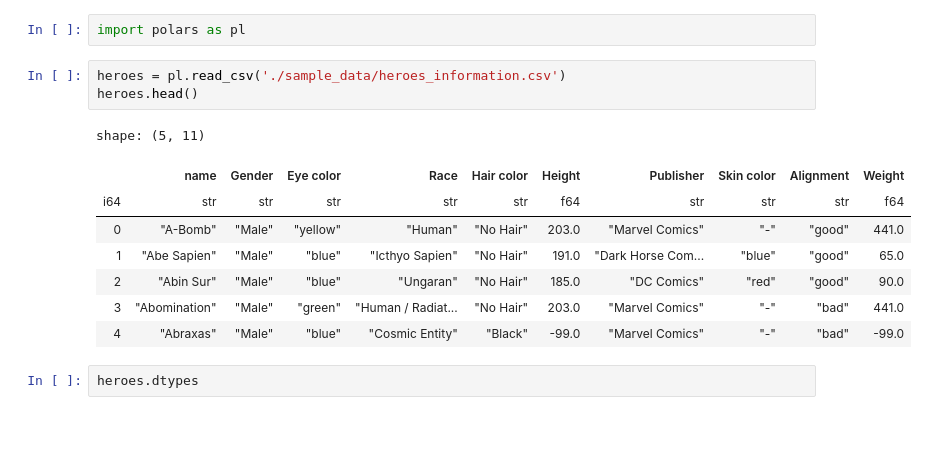
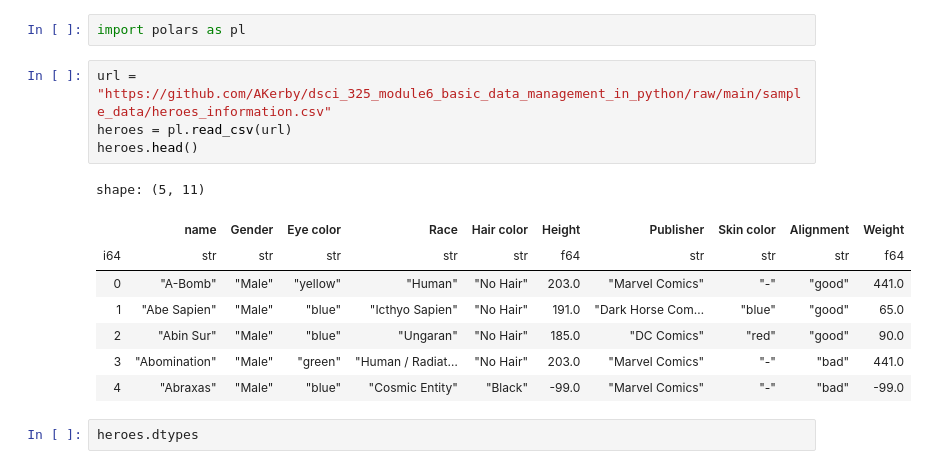
Before and after one commit to AKerby/dsci_325_module6_basic_data_management_in_python, a Jupyter notebook: Python Data Management Part 2.ipynb, the cells around one changed output. Saved outputs shown, nothing was run; the diff lists cells and outputs as text; blank space fills up the shorter version.

```diff
--- a/Python Data Management Part 2.ipynb
+++ b/Python Data Management Part 2.ipynb
@@ -25,18 +15,19 @@ In this lecture, we will look at three important actions used to process data fr
 To illustrate these data verbs, we will be using the `heroes_information.csv`, which contains information about various super heroes.
 # %%
 import polars as pl
-# %%
-heroes = pl.read_csv('./sample_data/heroes_information.csv')
-heroes.head()
-# %% [output]
-shape: (5, 11)
-|  | name | Gender | Eye color | Race | Hair color | Height | Publisher | Skin color | Alignment | Weight |
-| i64 | str | str | str | str | str | f64 | str | str | str | f64 |
-| 0 | "A-Bomb" | "Male" | "yellow" | "Human" | "No Hair" | 203.0 | "Marvel Comics" | "-" | "good" | 441.0 |
-| 1 | "Abe Sapien" | "Male" | "blue" | "Icthyo Sapien" | "No Hair" | 191.0 | "Dark Horse Com... | "blue" | "good" | 65.0 |
-| 2 | "Abin Sur" | "Male" | "blue" | "Ungaran" | "No Hair" | 185.0 | "DC Comics" | "red" | "good" | 90.0 |
-| 3 | "Abomination" | "Male" | "green" | "Human / Radiat... | "No Hair" | 203.0 | "Marvel Comics" | "-" | "bad" | 441.0 |
-| 4 | "Abraxas" | "Male" | "blue" | "Cosmic Entity" | "Black" | -99.0 | "Marvel Comics" | "-" | "bad" | -99.0 |
+# %%
+url = "https://github.com/AKerby/dsci_325_module6_basic_data_management_in_python/raw/main/sample_data/heroes_information.csv"
+heroes = pl.read_csv(url)
+heroes.head()
+# %% [output]
+shape: (5, 11)
+|  | name | Gender | Eye color | Race | Hair color | Height | Publisher | Skin color | Alignment | Weight |
+| i64 | str | str | str | str | str | f64 | str | str | str | f64 |
+| 0 | "A-Bomb" | "Male" | "yellow" | "Human" | "No Hair" | 203.0 | "Marvel Comics" | "-" | "good" | 441.0 |
+| 1 | "Abe Sapien" | "Male" | "blue" | "Icthyo Sapien" | "No Hair" | 191.0 | "Dark Horse Com… | "blue" | "good" | 65.0 |
+| 2 | "Abin Sur" | "Male" | "blue" | "Ungaran" | "No Hair" | 185.0 | "DC Comics" | "red" | "good" | 90.0 |
+| 3 | "Abomination" | "Male" | "green" | "Human / Radiat… | "No Hair" | 203.0 | "Marvel Comics" | "-" | "bad" | 441.0 |
+| 4 | "Abraxas" | "Male" | "blue" | "Cosmic Entity" | "Black" | -99.0 | "Marvel Comics" | "-" | "bad" | -99.0 |
 # %%
 heroes.dtypes
 # %% [output]
```
Also changed, not shown: parts of 4 cells of this notebook.
